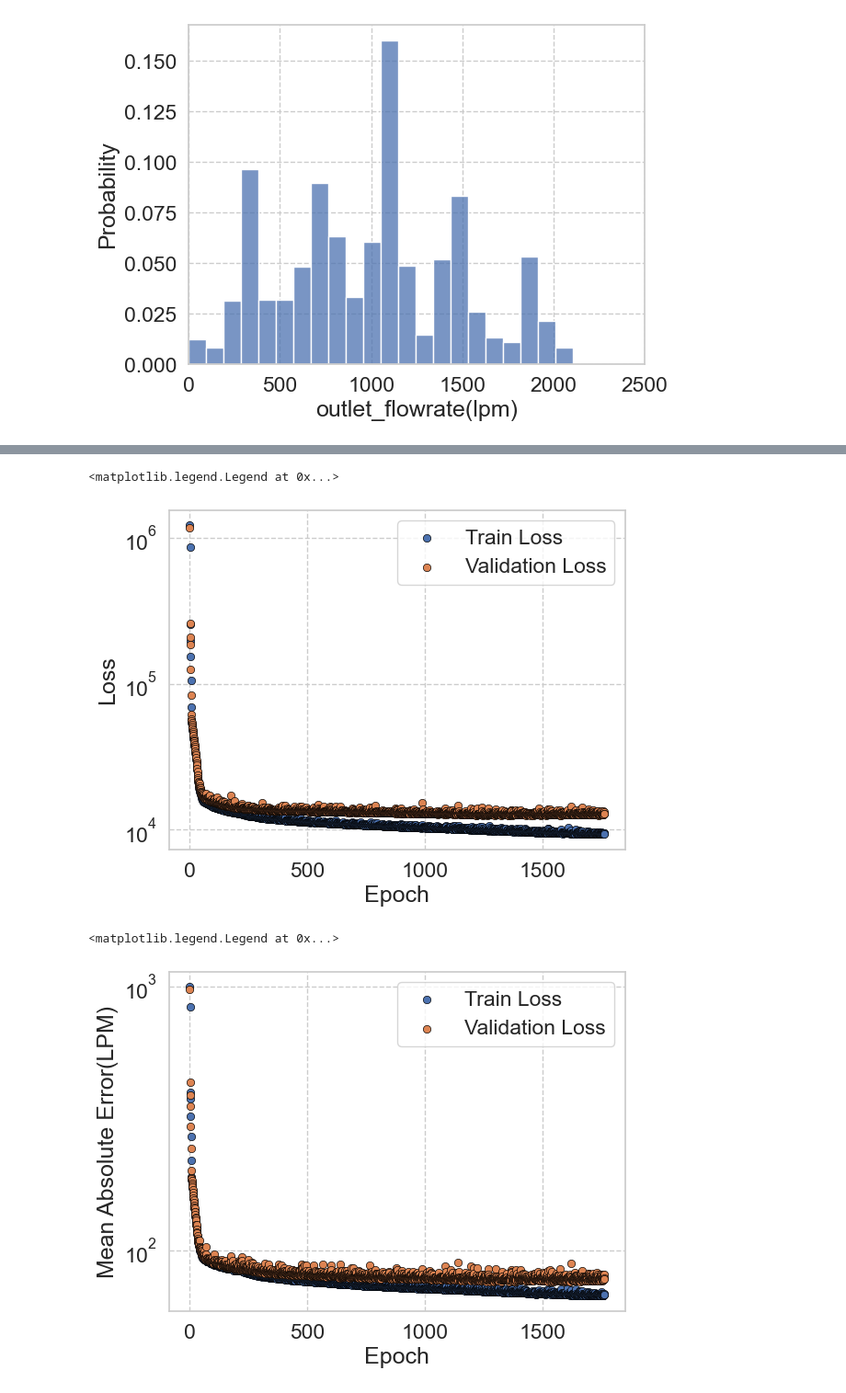
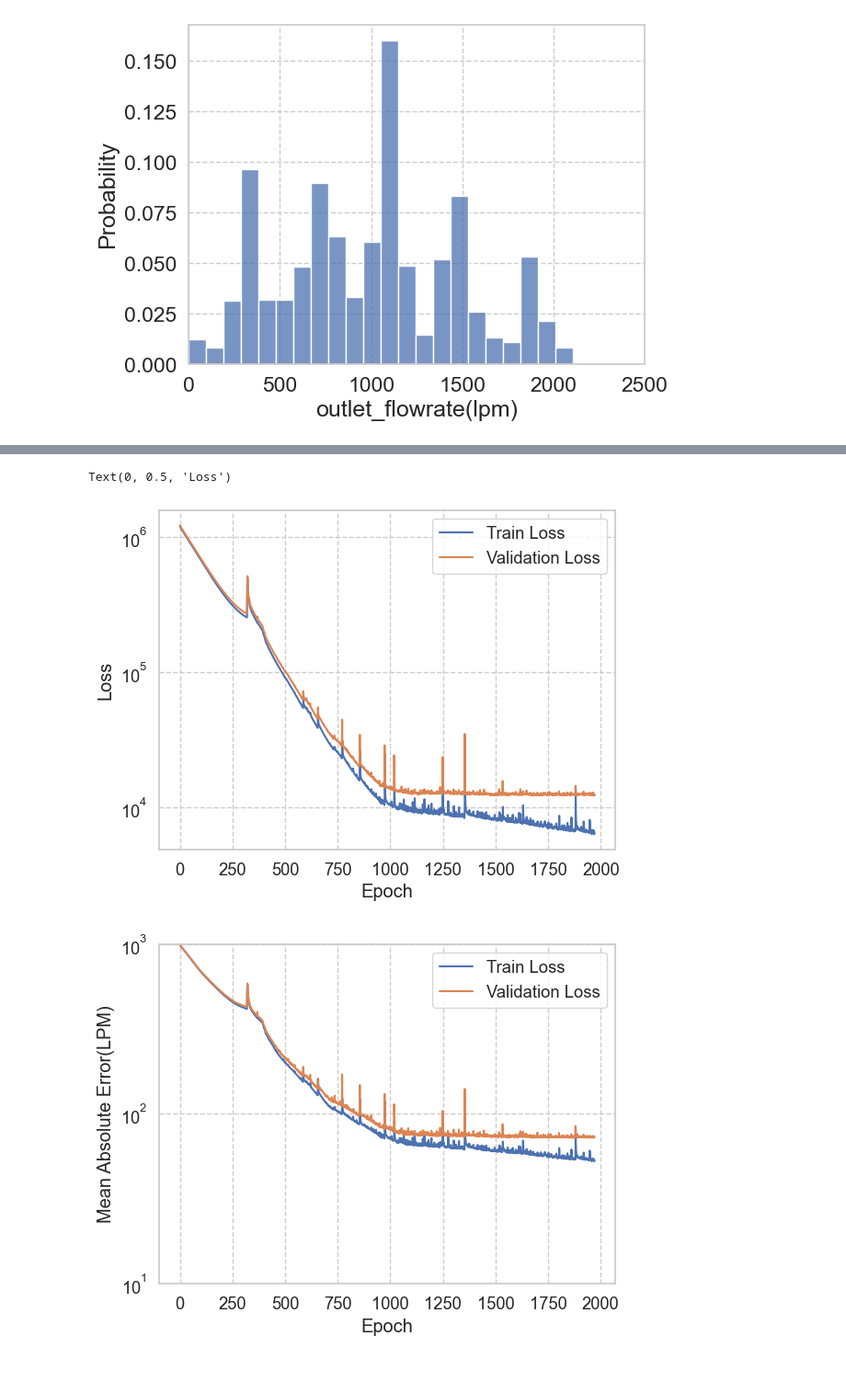
Before and after one commit to jinbeomjeong/estimate_venturi_pump_flow, a Jupyter notebook: create_estmation_flow_model.ipynb, the cells around one changed output, grey strips where cells are left out. Shown at 92% size. Cells and saved outputs as stored; diff of their text form; code cells hidden in the pictures.

```diff
--- a/create_estmation_flow_model.ipynb
+++ b/create_estmation_flow_model.ipynb
@@ -230,0 +216,3 @@ _________________________________________________________________
+# %%
+lstm_model = lstm_est_model()
+lstm_model.summary()
@@ -233,8 +243,9 @@ train_feature, train_target = create_lstm_dataset(train_data[feature_col_name_li
 val_feature, val_target = create_lstm_dataset(val_data[feature_col_name_list[0:2]+[target_col_name]].to_numpy(), seq_len=seq_len, pred_distance=pred_distance, target_idx_pos=2)
 # %%
 early_stop = keras.callbacks.EarlyStopping(monitor='val_loss', patience=300, verbose=0)
-model_chk_point = keras.callbacks.ModelCheckpoint(filepath='feature_extractor.keras', monitor="val_loss", verbose=0, save_best_only=True,
+csv_logger = keras.callbacks.CSVLogger('lstm_model_log.csv', append=False, separator=',')
+model_chk_point = keras.callbacks.ModelCheckpoint(filepath='lstm_model.keras', monitor="val_loss", verbose=0, save_best_only=True,
                                                   save_weights_only=False, mode="min", save_freq="epoch", initial_value_threshold=None)
 
-feature_extractor_history = feature_extractor.fit(x=train_feature, y=train_target, validation_data=(val_feature, val_target), epochs=1000000,
-                                                  batch_size=10000, verbose=0, callbacks=[early_stop, model_chk_point])
+model_history = lstm_model.fit(x=train_feature, y=train_target, validation_data=(val_feature, val_target), epochs=1000000,
+                              batch_size=10000, verbose=0, callbacks=[early_stop, csv_logger, model_chk_point])
@@ -243,36 +252,35 @@ best_feature_extractor = keras.models.load_model('feature_extractor.keras')
 # %%
-loss_list = feature_extractor_history.history['loss']
-val_loss_list = feature_extractor_history.history['val_loss']
-mean_abs_loss_list = feature_extractor_history.history['mean_absolute_error']
-val_mean_abs_loss_list = feature_extractor_history.history['val_mean_absolute_error']
-mean_abs_per_loss_list = feature_extractor_history.history['mean_absolute_percentage_error']
-val_mean_abs_per_loss_list = feature_extractor_history.history['val_mean_absolute_percentage_error']
+loss_list = model_history.history['loss']
+val_loss_list = model_history.history['val_loss']
+mean_abs_loss_list = model_history.history['mean_absolute_error']
+val_mean_abs_loss_list = model_history.history['val_mean_absolute_error']
+mean_abs_per_loss_list = model_history.history['mean_absolute_percentage_error']
+val_mean_abs_per_loss_list = model_history.history['val_mean_absolute_percentage_error']
 # %%
-sns.set_theme(font_scale=1.5)
+sns.set_theme(font_scale=1.2)
 sns.set_style('whitegrid', {'grid.linestyle': '--'})
 
-sns.scatterplot(x=np.arange(0, len(loss_list)), y=loss_list, edgecolor='black')
-sns.scatterplot(x=np.arange(0, len(val_loss_list)), y=val_loss_list, edgecolor='black')
+sns.lineplot(x=np.arange(0, len(loss_list)), y=loss_list, label='Train Loss')
+sns.lineplot(x=np.arange(0, len(val_loss_list)), y=val_loss_list, label='Validation Loss')
 
 plt.yscale('log')
 plt.xlabel('Epoch')
 plt.ylabel('Loss')
-plt.legend(['Train Loss', 'Validation Loss'])
 # %% [output]
-<matplotlib.legend.Legend at 0x...>
+Text(0, 0.5, 'Loss')
-[figure, old version]
+[figure, new version]
 # %%
-sns.set_theme(font_scale=1.5)
+sns.set_theme(font_scale=1.2)
 sns.set_style('whitegrid', {'grid.linestyle': '--'})
 
-sns.scatterplot(x=np.arange(0, len(mean_abs_loss_list)), y=mean_abs_loss_list, edgecolor='black')
-sns.scatterplot(x=np.arange(0, len(val_mean_abs_loss_list)), y=val_mean_abs_loss_list, edgecolor='black')
+sns.lineplot(x=np.arange(0, len(mean_abs_loss_list)), y=mean_abs_loss_list, label='Train Loss')
+sns.lineplot(x=np.arange(0, len(val_mean_abs_loss_list)), y=val_mean_abs_loss_list, label='Validation Loss')
 
 plt.xlabel('Epoch')
 plt.ylabel('Mean Absolute Error(LPM)')
+
+plt.ylim(10, 1000)
 plt.yscale('log')
-plt.legend(['Train Loss', 'Validation Loss'])
 # %% [output]
-<matplotlib.legend.Legend at 0x...>
-[figure, old version]
+[figure, new version]
 # %%
```
Also changed, not shown: parts of 79 cells of this notebook, 4 other files.
